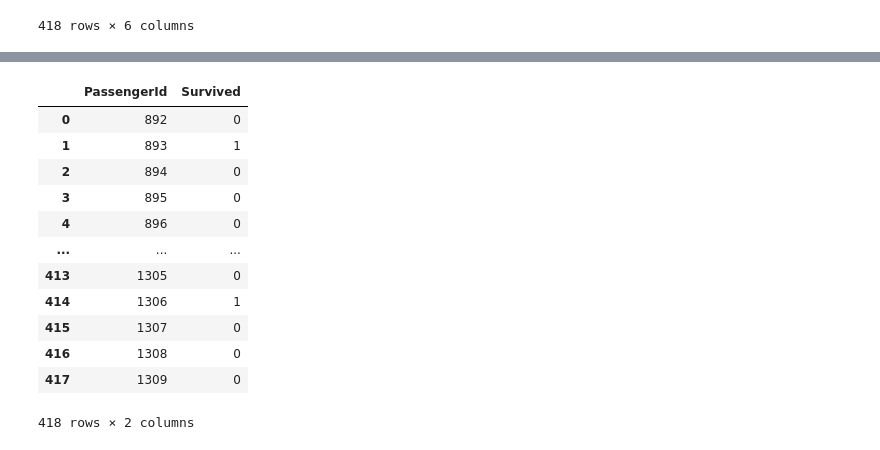
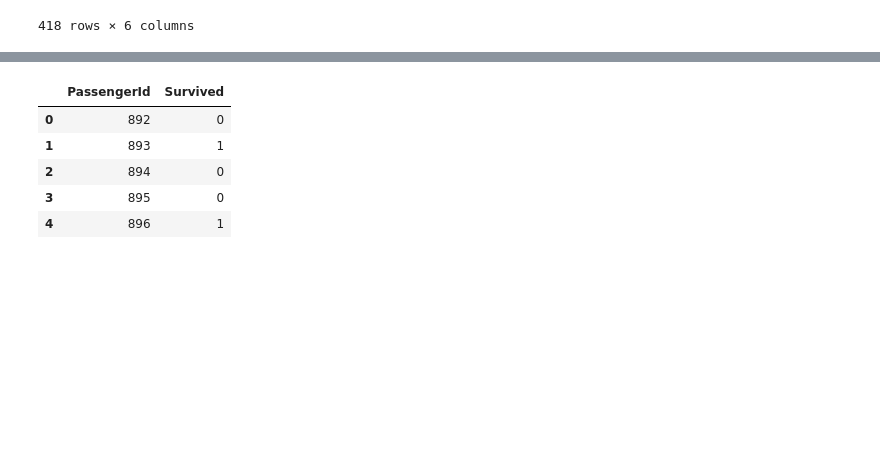
Before and after one commit to lezchook/TitanicKaggle, a Jupyter notebook: main.ipynb, the cells around one changed output, grey strips where cells are left out. Saved outputs shown, nothing was run; the diff lists cells and outputs as text; code cells hidden in the pictures; blank space fills up the shorter version.

```diff
--- a/main.ipynb
+++ b/main.ipynb
@@ -53,8 +110,7 @@ from keras.utils import to_categorical
 y_train_categorical = to_categorical(y_train.values)
 # %%
 model = Sequential([
-    Dense(10, input_shape=(5,), activation=tf.keras.activations.relu),
-    Dense(10, activation=tf.keras.activations.linear),
+    Dense(4, input_shape=(5,), activation=tf.keras.activations.relu),
     Dense(2, activation=tf.keras.activations.softmax)
 ])
 
@@ -65,5 +121,5 @@ from sklearn.preprocessing import MinMaxScaler
 mms = MinMaxScaler()
 X_train_norm = mms.fit_transform(X_train_array)
 # %%
-learning = model.fit(X_train_norm[..., np.newaxis], y_train_categorical, epochs=30, validation_split=0.2)
+learning = model.fit(X_train_norm[..., np.newaxis], y_train_categorical, epochs=100, validation_split=0.2)
 # %% [output]
@@ -147,20 +160,13 @@ array([0, 1, 0, 0, 0, 0, 1, 0, 1, 0, 0, 0, 1, 0, 1, 1, 0, 0, 1, 1, 0, 0,
 # %%
 output = pd.DataFrame({'PassengerId': test_data.PassengerId, 'Survived': labels})
 # %%
-output
+output.head()
 # %% [output]
 |  | PassengerId | Survived |
 | 0 | 892 | 0 |
 | 1 | 893 | 1 |
 | 2 | 894 | 0 |
 | 3 | 895 | 0 |
-| 4 | 896 | 0 |
-| ... | ... | ... |
-| 413 | 1305 | 0 |
-| 414 | 1306 | 1 |
-| 415 | 1307 | 0 |
-| 416 | 1308 | 0 |
-| 417 | 1309 | 0 |
+| 4 | 896 | 1 |
-418 rows × 2 columns
 # %%
 output.to_csv('submission.csv', index=False)
```
Also changed, not shown: parts of 9 cells of this notebook.
